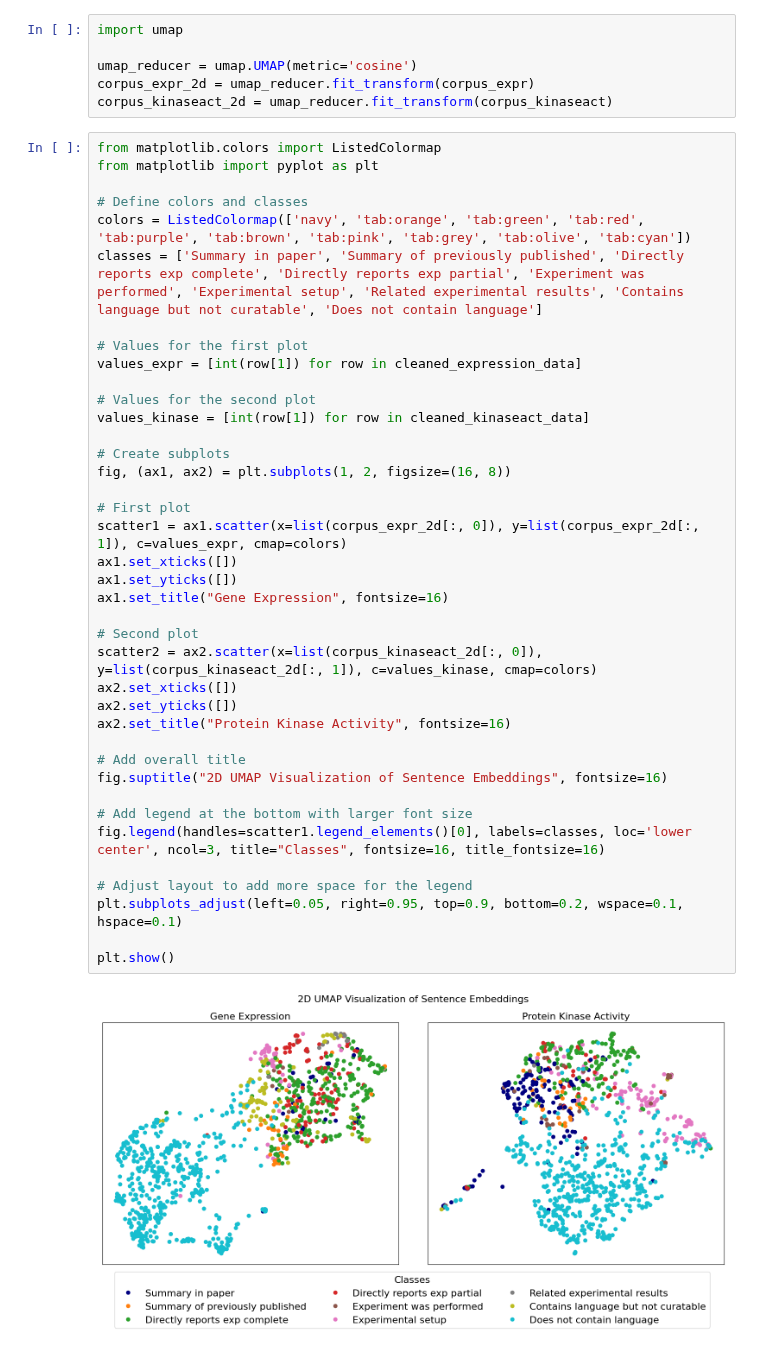
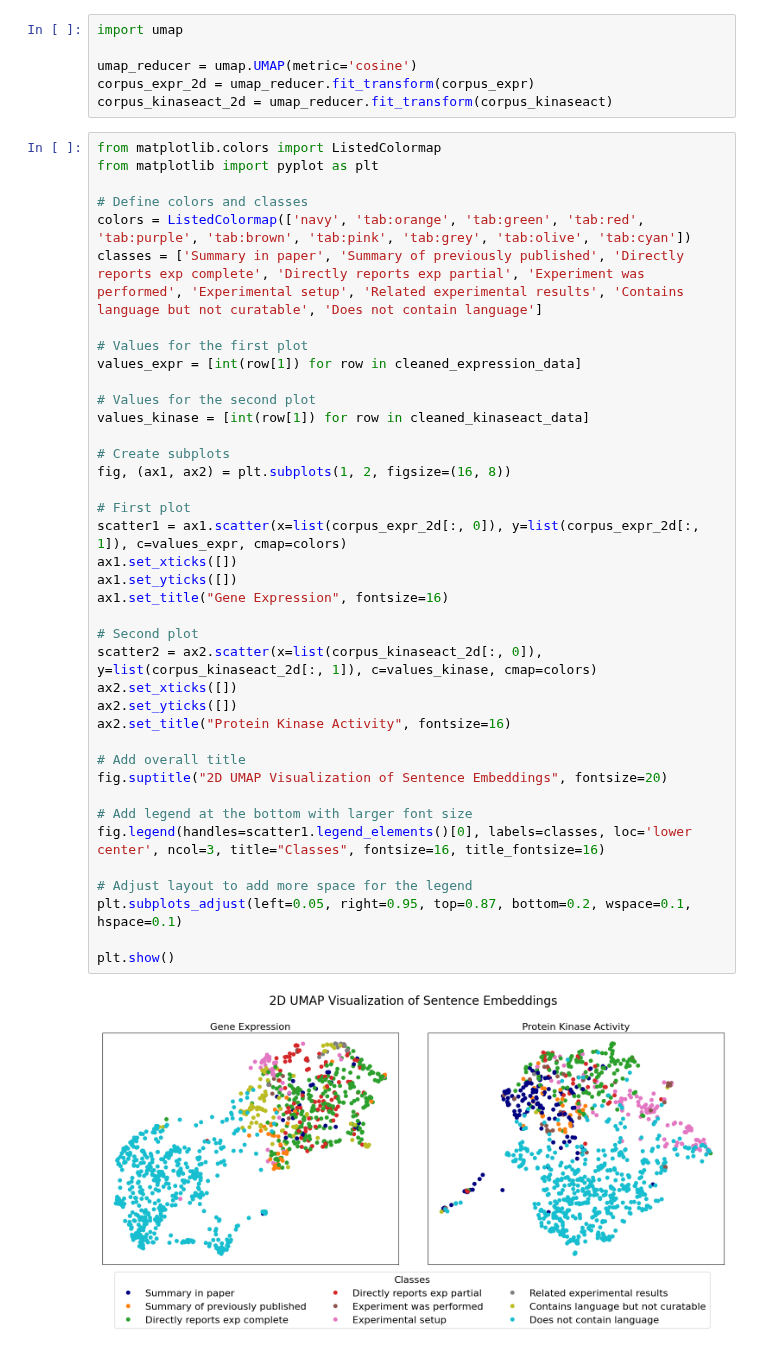
Before and after one commit to WormBase/curation-sentence-classification, a Jupyter notebook: notebooks/UMAP.ipynb, the cells around one changed output. Cells and saved outputs as stored; diff of their text form.

Commit message:
Adjusted tite size

```diff
--- a/notebooks/UMAP.ipynb
+++ b/notebooks/UMAP.ipynb
@@ -63,33 +63,33 @@ classes = ['Summary in paper', 'Summary of previously published', 'Directly repo
 # Values for the first plot
 values_expr = [int(row[1]) for row in cleaned_expression_data]
 
 # Values for the second plot
 values_kinase = [int(row[1]) for row in cleaned_kinaseact_data]
 
 # Create subplots
 fig, (ax1, ax2) = plt.subplots(1, 2, figsize=(16, 8))
 
 # First plot
 scatter1 = ax1.scatter(x=list(corpus_expr_2d[:, 0]), y=list(corpus_expr_2d[:, 1]), c=values_expr, cmap=colors)
 ax1.set_xticks([])
 ax1.set_yticks([])
 ax1.set_title("Gene Expression", fontsize=16)
 
 # Second plot
 scatter2 = ax2.scatter(x=list(corpus_kinaseact_2d[:, 0]), y=list(corpus_kinaseact_2d[:, 1]), c=values_kinase, cmap=colors)
 ax2.set_xticks([])
 ax2.set_yticks([])
 ax2.set_title("Protein Kinase Activity", fontsize=16)
 
 # Add overall title
-fig.suptitle("2D UMAP Visualization of Sentence Embeddings", fontsize=16)
+fig.suptitle("2D UMAP Visualization of Sentence Embeddings", fontsize=20)
 
 # Add legend at the bottom with larger font size
 fig.legend(handles=scatter1.legend_elements()[0], labels=classes, loc='lower center', ncol=3, title="Classes", fontsize=16, title_fontsize=16)
 
 # Adjust layout to add more space for the legend
-plt.subplots_adjust(left=0.05, right=0.95, top=0.9, bottom=0.2, wspace=0.1, hspace=0.1)
+plt.subplots_adjust(left=0.05, right=0.95, top=0.87, bottom=0.2, wspace=0.1, hspace=0.1)
 
 plt.show()
 # %% [output]
-[figure, old version]
+[figure, new version]
```
